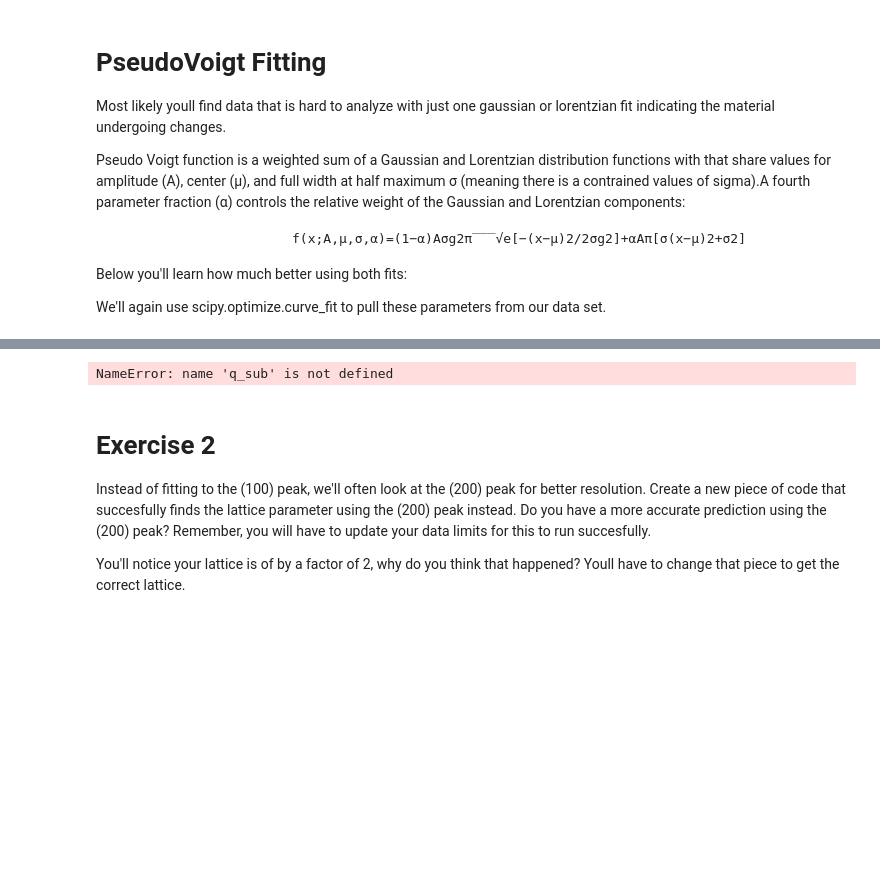
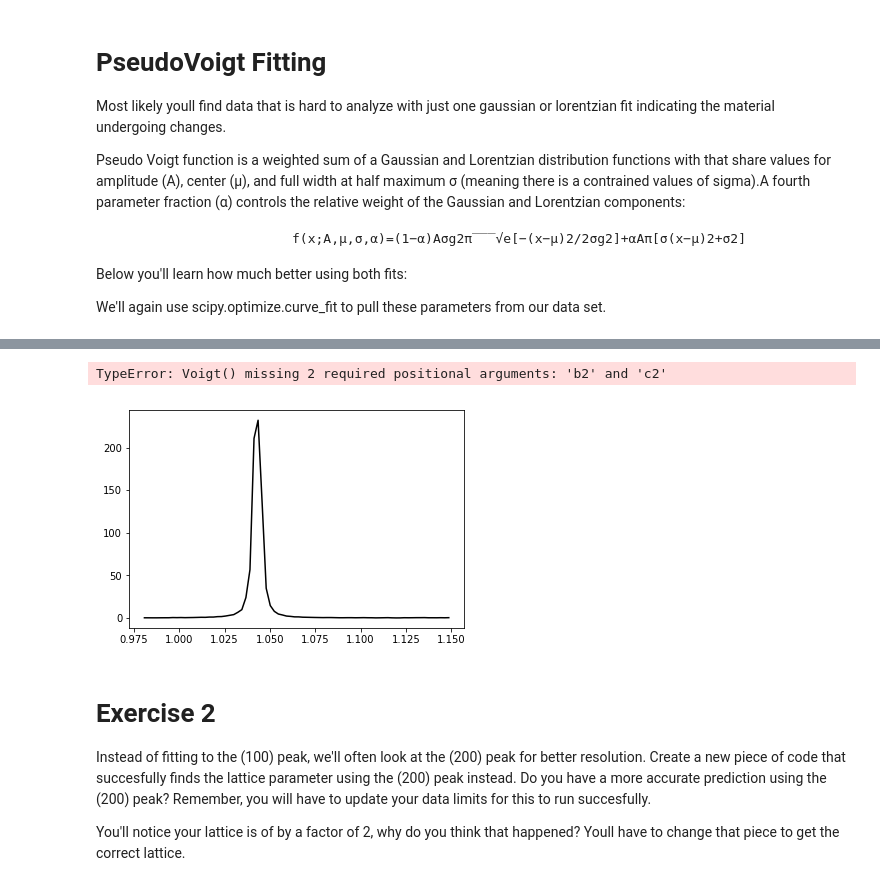
Before and after one commit to Wellesley-Solar/training, a Jupyter notebook: 05_Introduction to Multi Peak Fitting for XRD.ipynb, the cells around one changed output, grey strips where cells are left out. Saved outputs shown, nothing was run; the diff lists cells and outputs as text; code cells hidden in the pictures; blank space fills up the shorter version.

Commit message:
Update 05_Introduction to Multi Peak Fitting for XRD.ipynb
Revision #1, need to work on voigt function and certainity

```diff
--- a/05_Introduction to Multi Peak Fitting for XRD.ipynb
+++ b/05_Introduction to Multi Peak Fitting for XRD.ipynb
@@ -185,12 +209,12 @@ Now that youve seen how much more qualitavely accurate multi guassian peak fitti
 #Now let's define a function we'll want to fit
 #We'll call our function lorentzian and it will calculate the expression described above
 def lorentzian(x, a, b, c):
-    return (a*b**2/((x-c)**2+b**2))
+    return (a*b**2/((x-b)**2+c**2))
 
 
 
 # Well be using same intensity and lattice from the orginal curve to analyze
-p0 = [x,250, 1, 0.2]
+p0 = [250, 1, 0.2]
 
 intensity_1 = np.zeros((num_frames)) #create correct size arrays for running in the loop
 intensity_2= np.zeros((num_frames))
@@ -229,12 +257,12 @@ We'll again use scipy.optimize.curve_fit to pull these parameters from our data
 # %%
 #Now let's define a function we'll want to fit to
 #We'll call our function voigt and it will calculate the expression described above
-def Voigt(x, a1, b1, c1, a2, b2, c2):
+def Voigt(x, a1, b1, c1, a2,b2,c2):
 #a1,b1,c1 are all guassian parameters while a2,b2,c2 are Lorentzian
     return (a1*(1/(c1*(np.sqrt(2*np.pi))))*(np.exp(-((x-b1)**2)/((2*c1)**2)))) +\
               ((a2*c2**2/((x-b2)**2+c2**2)) )
 
-p0 = [0.5,250, 1, 0.2,250, 1, 0.2]
+p0 = [0.5,250, 1]
 #last parameter is input on how much of the fit is Lorentzian and/or Gaussian 0=guassian,1=Lorentzian,0.5 is a mix
 intensity_1 = np.zeros((num_frames)) #create correct size arrays for running in the loop
 intensity_2= np.zeros((num_frames))
@@ -250,37 +287,38 @@ print (lattice_1)#lattice of all frames in sample
 # %%
 #We'll also give an initial guess for our fits based off of a visual interpretaion of our data but add our fourth parameter
-p0 = [0.5,250, 1, 0.2,250, 1, 0.2]
+p0 = [0.5,250, 1, 0.2,250, 1, 0.2]#save different
 
 
 #Use scipy.optimize.curve_fit to fit our desired data
-popt, pcov = curve_fit(Voigt, q_sub, perov_fit, p0)
+#popt, pcov = curve_fit(Voigt, q_sub, perov_fit, p0)
 
 #%%
 intensity_1 = np.zeros((num_frames))
 lattice_1= np.zeros((num_frames))
 # %%
 
 
 #guassian fits with plotting
 #pick fitting and initial guess
 i = 1#number of fits
 j = 16#number of frames
-p0 = [0.5,250, 1, 0.2]
+p0 = [0.5,250, 1, 0.2,250, 1, 0.2]
 plt.plot(np.array(q_sub), int_correct[:,j],color='black')
 
 if i==1:#if you only want one fit
-    popt, pcov = curve_fit(voigt, np.array(q_sub), int_correct[:,j], p0[0:7])
+    popt, pcov = curve_fit(Voigt, np.array(q_sub), int_correct[:,j], p0[0:7])
     plt.plot(np.array(q_sub), voigt(np.array(q_sub),*popt))#fitted curve
     plt.plot(np.array(q_sub), int_correct[:,j],color='black')# original curve
     print('lattice spacing:', [2*math.pi/popt[1]])
     intensity_1[j] = popt[0]
     lattice_1[j] = 2*math.pi/popt[1]
 
 print(popt)
 plt.xlabel('Q')
 plt.ylabel('Intensity')
 # %% [output]
-NameError: name 'q_sub' is not defined
+TypeError: Voigt() missing 2 required positional arguments: 'b2' and 'c2'
+[figure, added]
 # %% [markdown]
 # Exercise 2
 Instead of fitting to the (100) peak, we'll often look at the (200) peak for better resolution. Create a new piece of code that succesfully finds the lattice parameter using the (200) peak instead. Do you have a more accurate prediction using the (200) peak? Remember, you will have to update your data limits for this to run succesfully.
```
Also changed, not shown: parts of 9 cells of this notebook.
